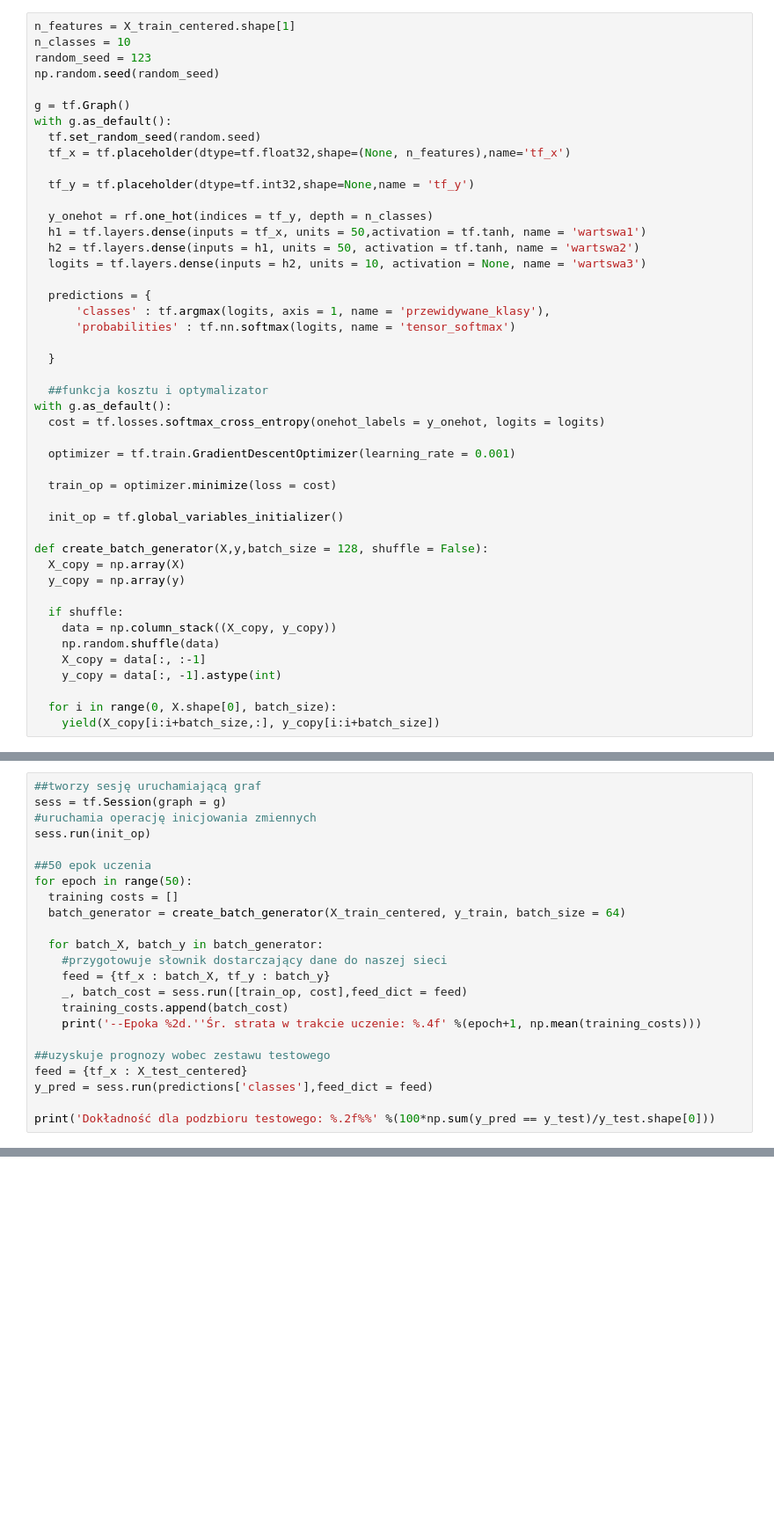
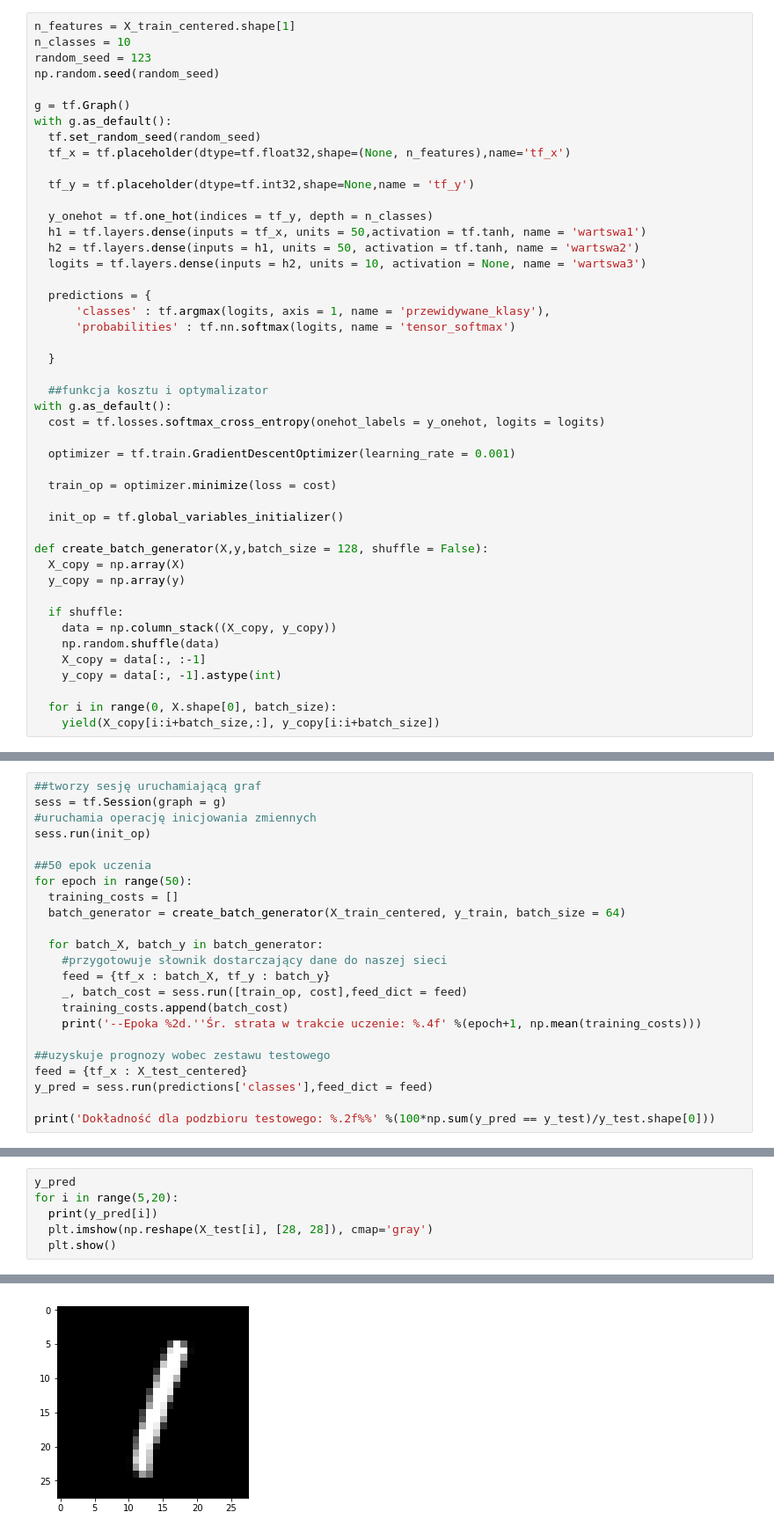
Before and after one commit to Steve0201/Signals, a Jupyter notebook: PismoML.ipynb, the cells around one changed output, grey strips where cells are left out. Shown at 88% size. Cells and saved outputs as stored; diff of their text form; blank space fills up the shorter version.

```diff
--- a/PismoML.ipynb
+++ b/PismoML.ipynb
@@ -68,12 +61,12 @@ np.random.seed(random_seed)
 
 g = tf.Graph()
 with g.as_default():
-  tf.set_random_seed(random.seed)
+  tf.set_random_seed(random_seed)
   tf_x = tf.placeholder(dtype=tf.float32,shape=(None, n_features),name='tf_x')
 
   tf_y = tf.placeholder(dtype=tf.int32,shape=None,name = 'tf_y')
 
-  y_onehot = rf.one_hot(indices = tf_y, depth = n_classes)
+  y_onehot = tf.one_hot(indices = tf_y, depth = n_classes)
   h1 = tf.layers.dense(inputs = tf_x, units = 50,activation = tf.tanh, name = 'wartswa1')
   h2 = tf.layers.dense(inputs = h1, units = 50, activation = tf.tanh, name = 'wartswa2')
   logits = tf.layers.dense(inputs = h2, units = 10, activation = None, name = 'wartswa3')
@@ -114,7 +117,7 @@ sess.run(init_op)
 
 ##50 epok uczenia
 for epoch in range(50):
-  training costs = []
+  training_costs = []
   batch_generator = create_batch_generator(X_train_centered, y_train, batch_size = 64)
 
   for batch_X, batch_y in batch_generator:
@@ -131,0 +153,7 @@ print('Dokładność dla podzbioru testowego: %.2f%%' %(100*np.sum(y_pred == y_t
+# %%
+y_pred
+for i in range(5,20):
+  print(y_pred[i])
+  plt.imshow(np.reshape(X_test[i], [28, 28]), cmap='gray')
+  plt.show()
+# %% [output]
@@ -131,0 +161 @@ print('Dokładność dla podzbioru testowego: %.2f%%' %(100*np.sum(y_pred == y_t
+[figure, added]
```
Also changed, not shown: parts of 5 cells of this notebook.
